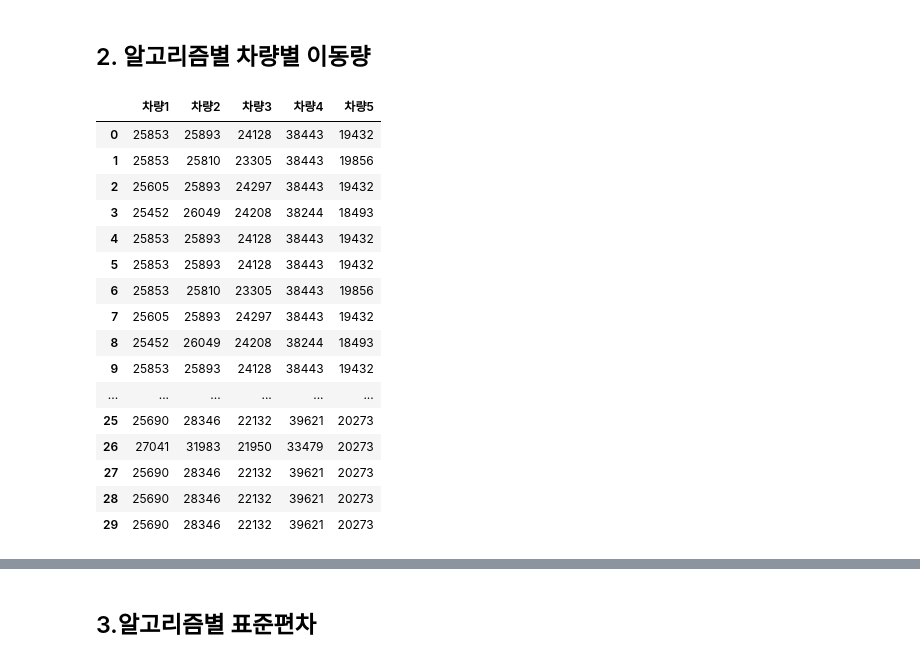
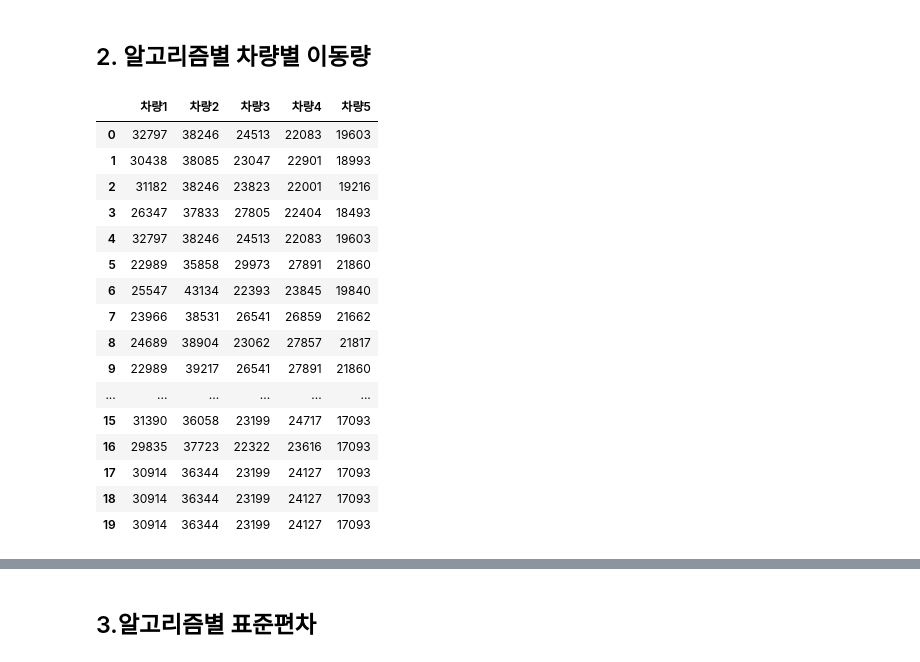
Before and after one commit to kkkaa1/ISE, a Jupyter notebook: algorithm/ortools.ipynb, the cells around one changed output, grey strips where cells are left out. Drawn from its saved outputs; the diff is of its cells as text; code cells hidden in the pictures.

```diff
--- a/algorithm/ortools.ipynb
+++ b/algorithm/ortools.ipynb
@@ -15,0 +20,5 @@ demands=[0,612, 306, 921, 982, 231, 1068, 173, 151, 35, 612, 122, 122, 140, 414,
+# %%
+print(47000/sum(demands))
+demand_lst=[]
+for i in demands:
+    i=demand_lst.append(int(i*1.17))
@@ -29,9 +58,9 @@ def create_data_model():
     """Stores the data for the problem."""
     data = {}
     data["distance_matrix"] = lst
-    data["demands"] = demands
-    data["vehicle_capacities"] = [6100, 5000,3700 , 3000,1500]*2+[3000]
-    data["num_vehicles"] = 11
+    data["demands"] = demand_lst
+    data["vehicle_capacities"] = [6100, 5000,3700 , 3000,1500]*2+[5000,3000,1500]
+    data["num_vehicles"] = len(data["vehicle_capacities"])
     data["depot"] = 0
     return data
 
@@ -137,7 +166,6 @@ first_solution_strategy_mapping = {
     'GLOBAL_CHEAPEST_ARC': routing_enums_pb2.FirstSolutionStrategy.GLOBAL_CHEAPEST_ARC,
     'LOCAL_CHEAPEST_ARC': routing_enums_pb2.FirstSolutionStrategy.LOCAL_CHEAPEST_ARC,
     'PATH_CHEAPEST_ARC': routing_enums_pb2.FirstSolutionStrategy.PATH_CHEAPEST_ARC,
-    'PATH_MOST_CONSTRAINED_ARC': routing_enums_pb2.FirstSolutionStrategy.PATH_MOST_CONSTRAINED_ARC,
     'EVALUATOR_STRATEGY': routing_enums_pb2.FirstSolutionStrategy.EVALUATOR_STRATEGY,
     'ALL_UNPERFORMED': routing_enums_pb2.FirstSolutionStrategy.ALL_UNPERFORMED,
     'BEST_INSERTION': routing_enums_pb2.FirstSolutionStrategy.BEST_INSERTION,
@@ -162,7 +190,6 @@ first_solution_strategies_ordered = [
     'GLOBAL_CHEAPEST_ARC',
     'LOCAL_CHEAPEST_ARC',
     'PATH_CHEAPEST_ARC',
-    'PATH_MOST_CONSTRAINED_ARC',
     'EVALUATOR_STRATEGY',
     'ALL_UNPERFORMED',
     'BEST_INSERTION',
@@ -249,41 +277,45 @@ def jingyu(final_route):
     distance_A,distance_B,distance_C,distance_D,distance_E=0,0,0,0,0
     # for i, (distance, load) in enumerate(zip(distances, loads)):
     #     print(f"Vehicle {i}: Distance = {distance}m, Load = {load}")
-    for i in range(10):
-        if i%5==0:
+    for i in range(8):
+        if i%5==0: #6100
             distance_A+=distances[i]
-        elif i%5==1:
+        elif i%5==1:#5000
             distance_B+=distances[i]
-        elif i%5==2:
+        elif i%5==2:#3700
             distance_C+=distances[i]
-        elif i%5==3:
+        elif i%5==3:#3000
             distance_D+=distances[i]
-        else:
+        else:#1500
             distance_E+=distances[i]
-    distance_D+=distances[-1]
+    distance_B+=distances[-3]
+    distance_D+=distances[-2]
+    distance_E+=distances[-1]
     return np.array([distance_A,distance_B,distance_C,distance_D,distance_E])
+#    data["vehicle_capacities"] = [6100, 5000,3700 , 3000]*2+[6100,3700,3000]
 # %% [markdown]
 ## 2. 알고리즘별 차량별 이동량
 # %%
 lst=[]
 for i in final_route:
           lst.append(jingyu(i))
-pd.DataFrame(lst,columns=["차량1","차량2","차량3","차량4","차량5"])
+df2=pd.DataFrame(lst,columns=["차량1","차량2","차량3","차량4","차량5"])
+df2
 # %% [output]
 |  | 차량1 | 차량2 | 차량3 | 차량4 | 차량5 |
-| 0 | 25853 | 25893 | 24128 | 38443 | 19432 |
-| 1 | 25853 | 25810 | 23305 | 38443 | 19856 |
-| 2 | 25605 | 25893 | 24297 | 38443 | 19432 |
-| 3 | 25452 | 26049 | 24208 | 38244 | 18493 |
-| 4 | 25853 | 25893 | 24128 | 38443 | 19432 |
-| 5 | 25853 | 25893 | 24128 | 38443 | 19432 |
-| 6 | 25853 | 25810 | 23305 | 38443 | 19856 |
-| 7 | 25605 | 25893 | 24297 | 38443 | 19432 |
-| 8 | 25452 | 26049 | 24208 | 38244 | 18493 |
-| 9 | 25853 | 25893 | 24128 | 38443 | 19432 |
+| 0 | 32797 | 38246 | 24513 | 22083 | 19603 |
+| 1 | 30438 | 38085 | 23047 | 22901 | 18993 |
+| 2 | 31182 | 38246 | 23823 | 22001 | 19216 |
+| 3 | 26347 | 37833 | 27805 | 22404 | 18493 |
+| 4 | 32797 | 38246 | 24513 | 22083 | 19603 |
+| 5 | 22989 | 35858 | 29973 | 27891 | 21860 |
+| 6 | 25547 | 43134 | 22393 | 23845 | 19840 |
+| 7 | 23966 | 38531 | 26541 | 26859 | 21662 |
+| 8 | 24689 | 38904 | 23062 | 27857 | 21817 |
+| 9 | 22989 | 39217 | 26541 | 27891 | 21860 |
 | ... | ... | ... | ... | ... | ... |
-| 25 | 25690 | 28346 | 22132 | 39621 | 20273 |
-| 26 | 27041 | 31983 | 21950 | 33479 | 20273 |
-| 27 | 25690 | 28346 | 22132 | 39621 | 20273 |
-| 28 | 25690 | 28346 | 22132 | 39621 | 20273 |
-| 29 | 25690 | 28346 | 22132 | 39621 | 20273 |
+| 15 | 31390 | 36058 | 23199 | 24717 | 17093 |
+| 16 | 29835 | 37723 | 22322 | 23616 | 17093 |
+| 17 | 30914 | 36344 | 23199 | 24127 | 17093 |
+| 18 | 30914 | 36344 | 23199 | 24127 | 17093 |
+| 19 | 30914 | 36344 | 23199 | 24127 | 17093 |
```
Also changed, not shown: parts of 9 cells of this notebook.
